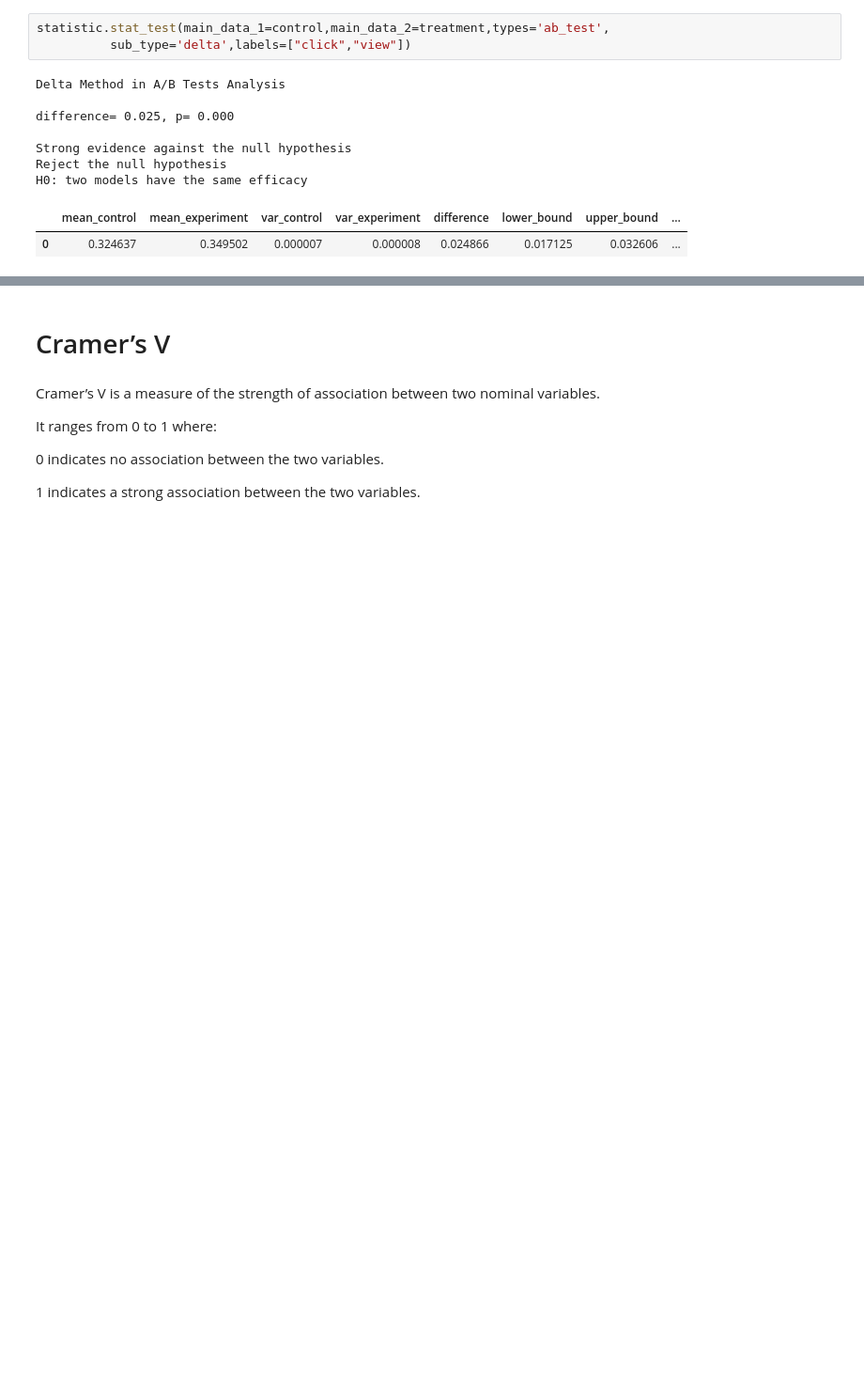
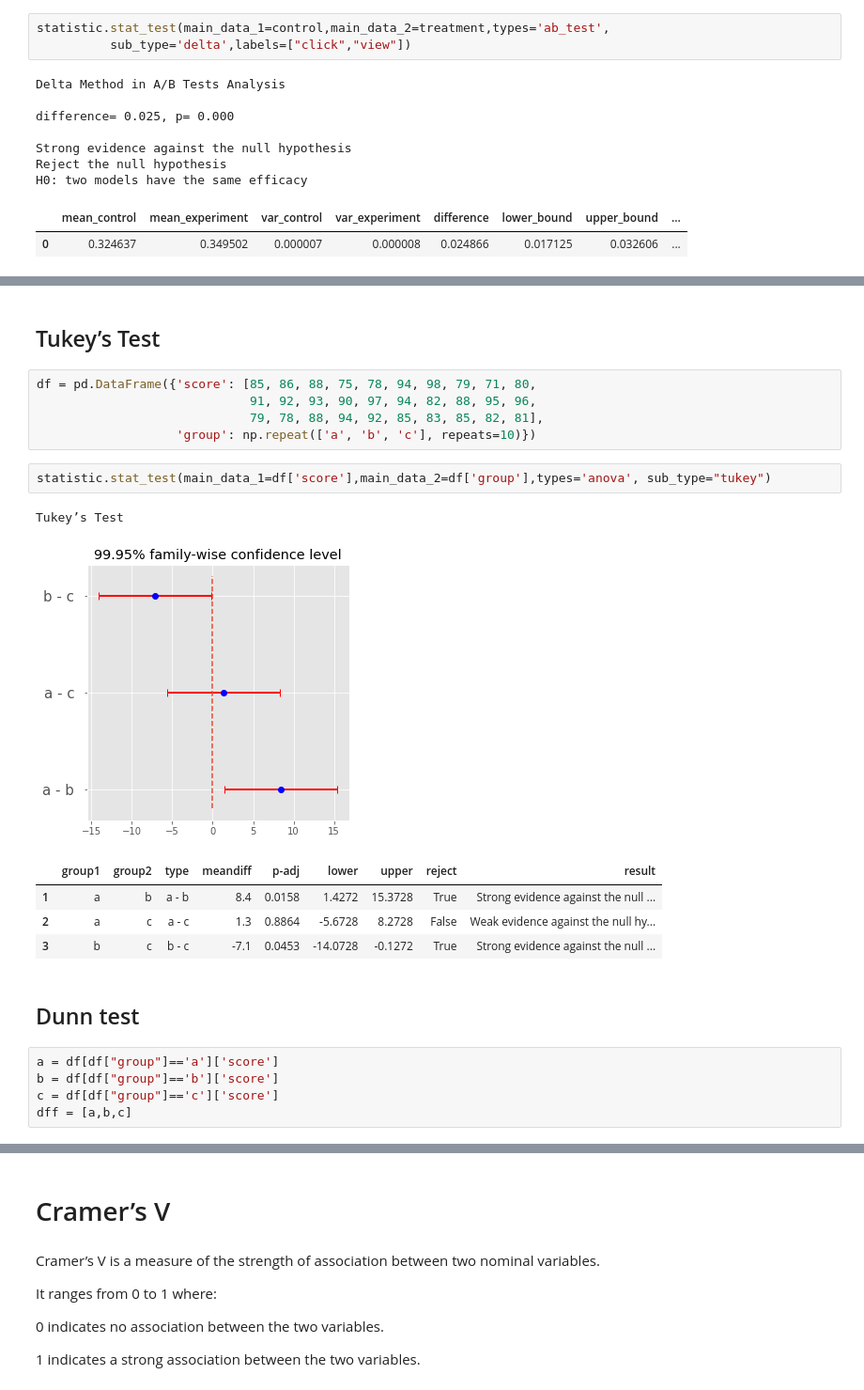
Before and after one commit to imanursar/Machine-Learning-Notes, a Jupyter notebook: Custom Function/Statistic Function.ipynb, the cells around one changed output, grey strips where cells are left out. Shown at 94% size. Saved outputs shown, nothing was run; the diff lists cells and outputs as text; blank space fills up the shorter version.

```diff
--- a/Custom Function/Statistic Function.ipynb
+++ b/Custom Function/Statistic Function.ipynb
@@ -367,0 +448,23 @@ H0: two models have the same efficacy
+# %% [markdown]
+## Tukey’s Test
+# %%
+df = pd.DataFrame({'score': [85, 86, 88, 75, 78, 94, 98, 79, 71, 80,
+                             91, 92, 93, 90, 97, 94, 82, 88, 95, 96,
+                             79, 78, 88, 94, 92, 85, 83, 85, 82, 81],
+                   'group': np.repeat(['a', 'b', 'c'], repeats=10)})
+# %%
+statistic.stat_test(main_data_1=df['score'],main_data_2=df['group'],types='anova', sub_type="tukey")
+# %% [output]
+Tukey’s Test
+[figure, added]
+|  | group1 | group2 | type | meandiff | p-adj | lower | upper | reject | result |
+| 1 | a | b | a - b | 8.4 | 0.0158 | 1.4272 | 15.3728 | True | Strong evidence against the null ... |
+| 2 | a | c | a - c | 1.3 | 0.8864 | -5.6728 | 8.2728 | False | Weak evidence against the null hy... |
+| 3 | b | c | b - c | -7.1 | 0.0453 | -14.0728 | -0.1272 | True | Strong evidence against the null ... |
+# %% [markdown]
+## Dunn test
+# %%
+a = df[df["group"]=='a']['score']
+b = df[df["group"]=='b']['score']
+c = df[df["group"]=='c']['score']
+dff = [a,b,c]
```
Also changed, not shown: parts of 20 cells of this notebook.
